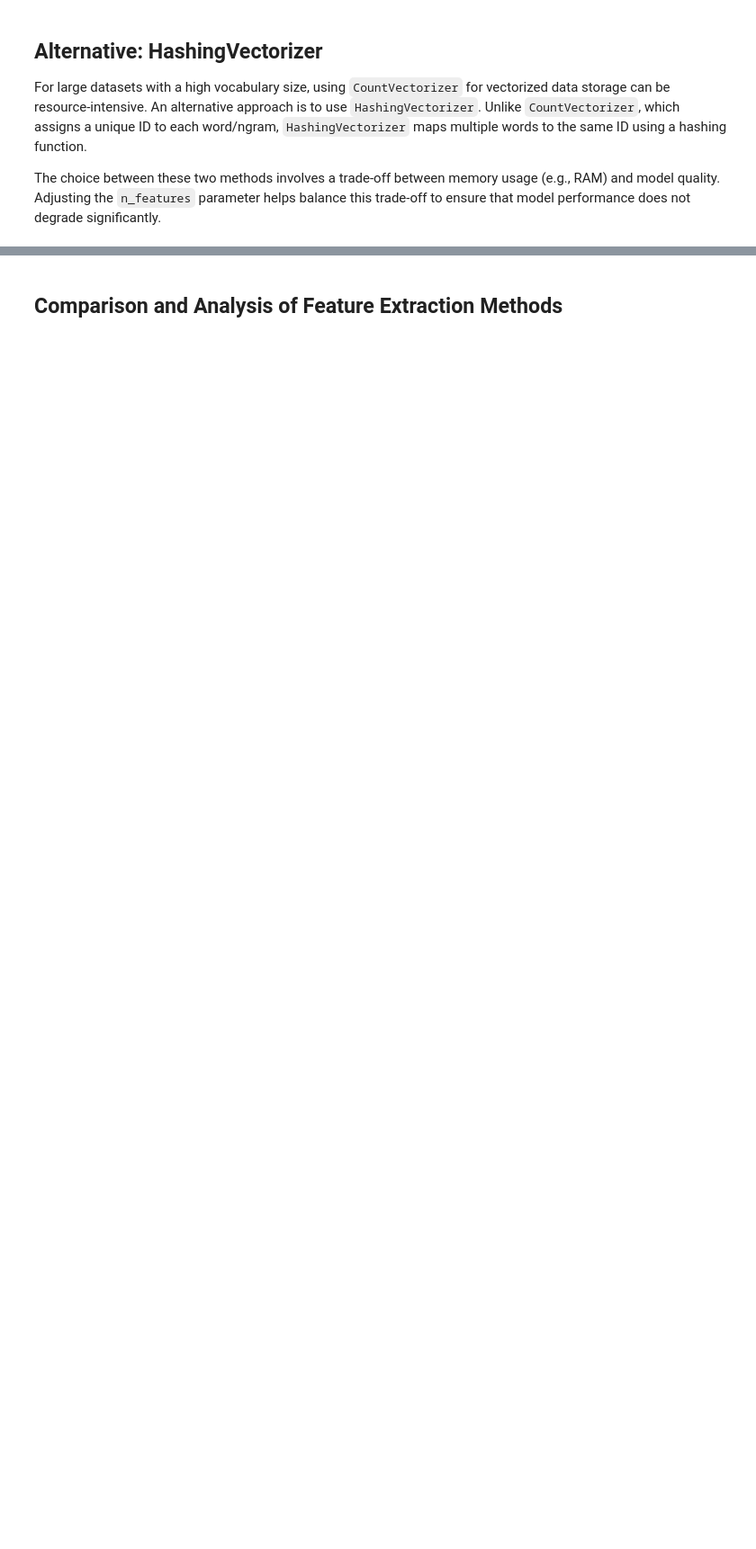
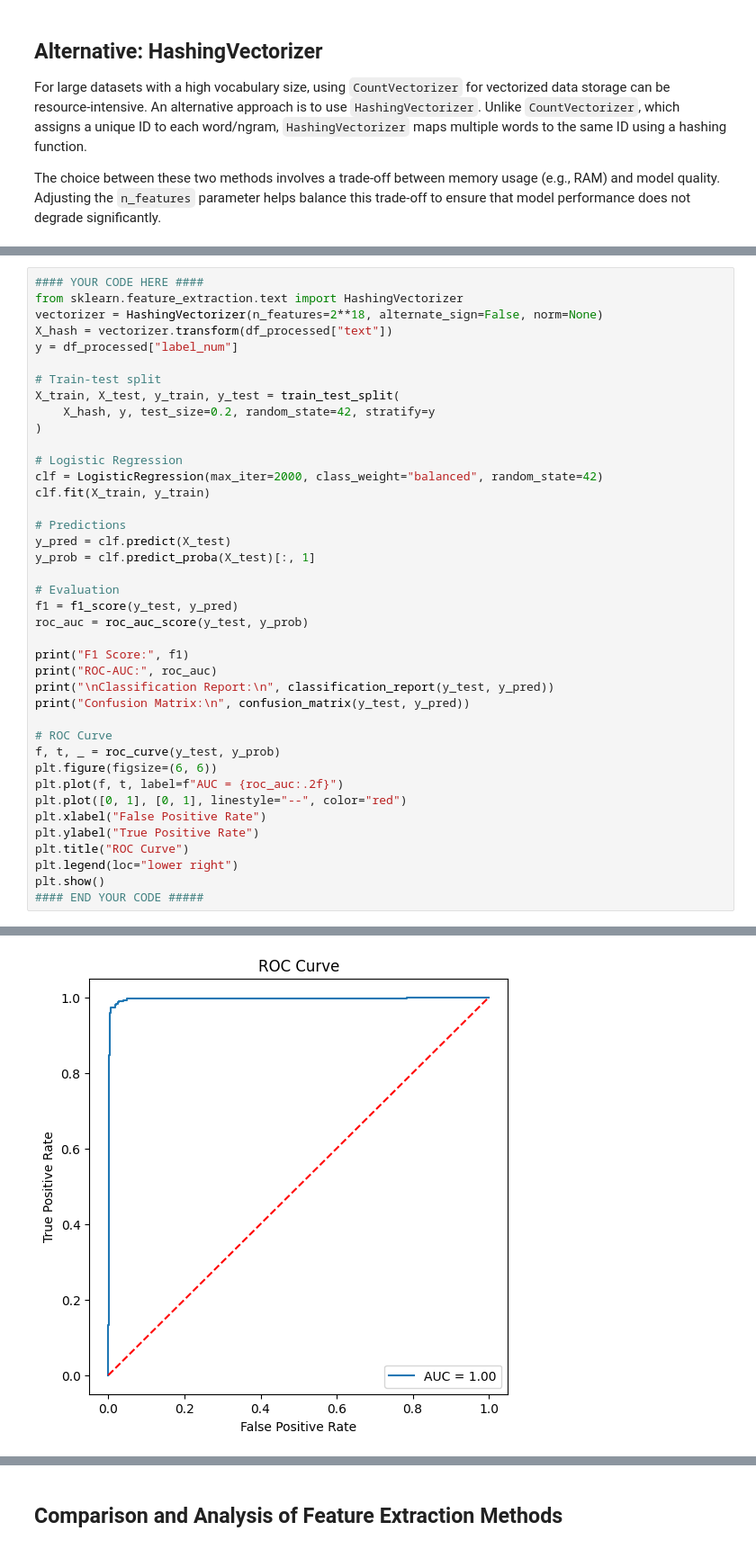
Before and after one commit to khangbkk23/NaturalLanguageProcessing, a Jupyter notebook: VectorSemanticAndEmbedding/In-class-Lab4.ipynb, the cells around one changed output, grey strips where cells are left out. Shown at 90% size. Saved outputs shown, nothing was run; the diff lists cells and outputs as text; blank space fills up the shorter version.

```diff
--- a/VectorSemanticAndEmbedding/In-class-Lab4.ipynb
+++ b/VectorSemanticAndEmbedding/In-class-Lab4.ipynb
@@ -320,0 +385,41 @@ pass
+# %%
+#### YOUR CODE HERE ####
+from sklearn.feature_extraction.text import HashingVectorizer
+vectorizer = HashingVectorizer(n_features=2**18, alternate_sign=False, norm=None)
+X_hash = vectorizer.transform(df_processed["text"])
+y = df_processed["label_num"]
+
+# Train-test split
+X_train, X_test, y_train, y_test = train_test_split(
+    X_hash, y, test_size=0.2, random_state=42, stratify=y
+)
+
+# Logistic Regression
+clf = LogisticRegression(max_iter=2000, class_weight="balanced", random_state=42)
+clf.fit(X_train, y_train)
+
+# Predictions
+y_pred = clf.predict(X_test)
+y_prob = clf.predict_proba(X_test)[:, 1]
+
+# Evaluation
+f1 = f1_score(y_test, y_pred)
+roc_auc = roc_auc_score(y_test, y_prob)
+
+print("F1 Score:", f1)
+print("ROC-AUC:", roc_auc)
+print("\nClassification Report:\n", classification_report(y_test, y_pred))
+print("Confusion Matrix:\n", confusion_matrix(y_test, y_pred))
+
+# ROC Curve
+f, t, _ = roc_curve(y_test, y_prob)
+plt.figure(figsize=(6, 6))
+plt.plot(f, t, label=f"AUC = {roc_auc:.2f}")
+plt.plot([0, 1], [0, 1], linestyle="--", color="red")
+plt.xlabel("False Positive Rate")
+plt.ylabel("True Positive Rate")
+plt.title("ROC Curve")
+plt.legend(loc="lower right")
+plt.show()
+#### END YOUR CODE #####
+# %% [output]
@@ -320,0 +442 @@ pass
+[figure, added]
```
Also changed, not shown: parts of 8 cells of this notebook.
